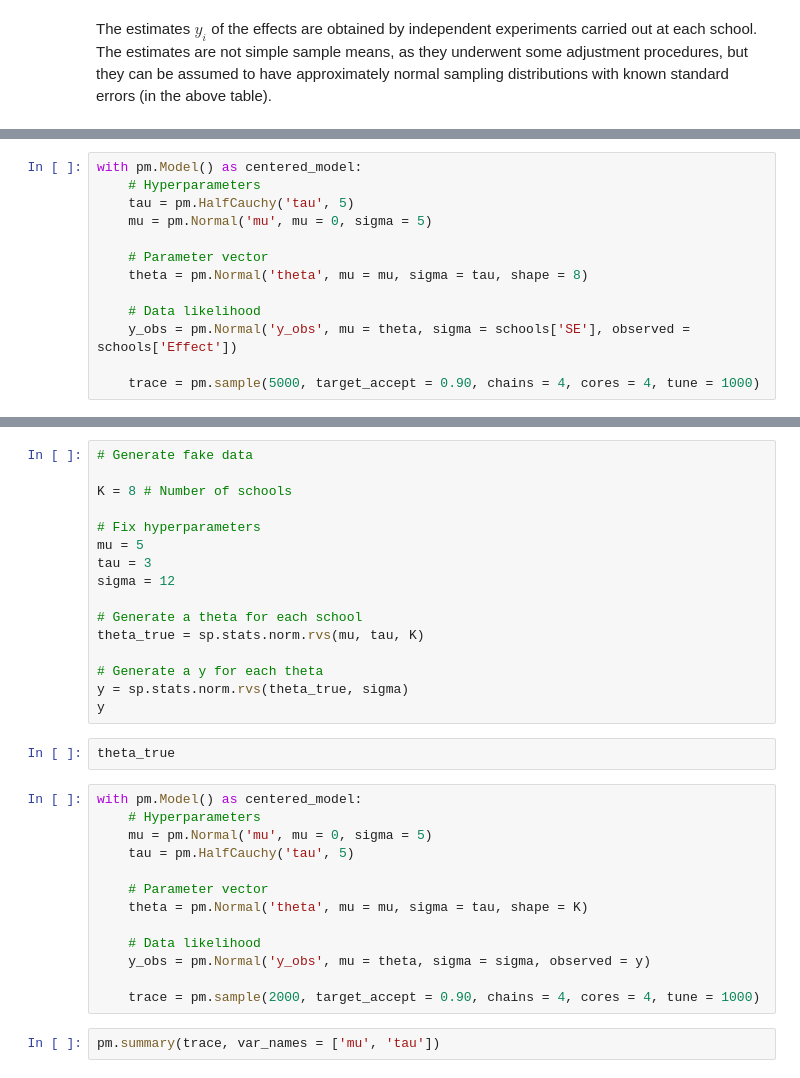
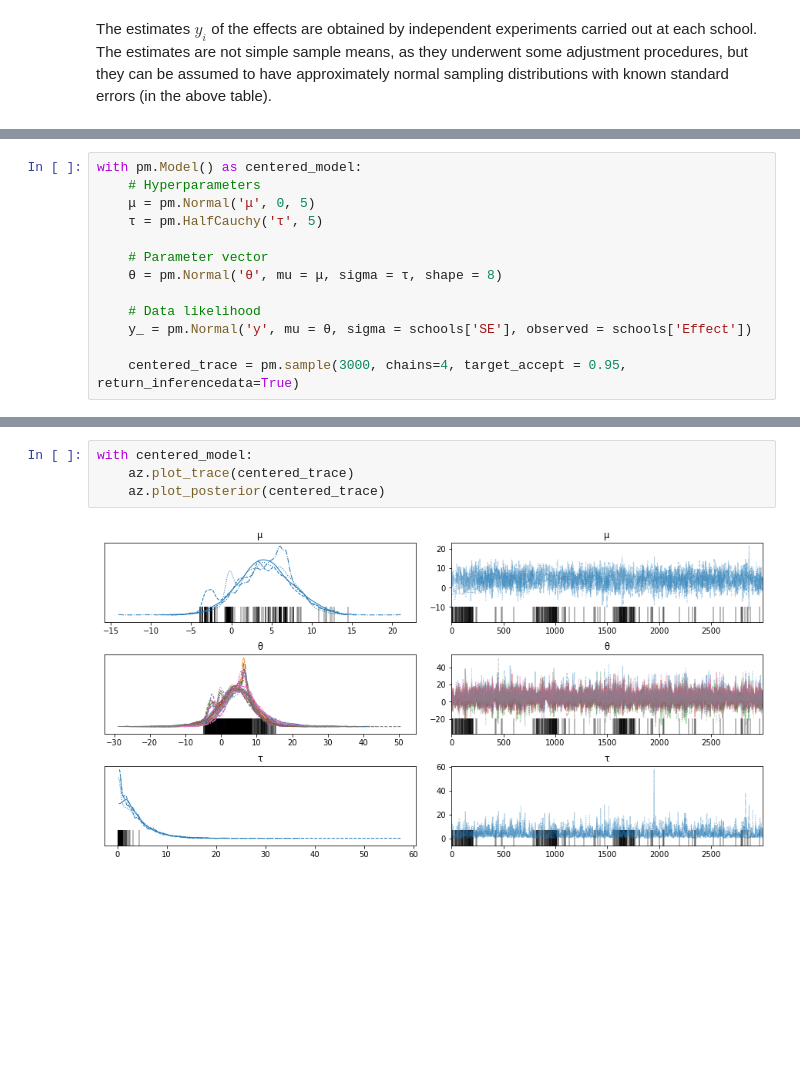
Before and after one commit to mpdylan/INFO510-public, a Jupyter notebook: notebooks/normal_models/eight_schools.ipynb, the cells around one changed output, grey strips where cells are left out. Cells and saved outputs as stored; diff of their text form; blank space fills up the shorter version.

```diff
--- a/notebooks/normal_models/eight_schools.ipynb
+++ b/notebooks/normal_models/eight_schools.ipynb
@@ -49,13 +50,13 @@ For convenience, we presume the sampling standard deviations of the $\bar y_i$ t
 # %%
 with pm.Model() as centered_model:
     # Hyperparameters
-    tau = pm.HalfCauchy('tau', 5)
-    mu = pm.Normal('mu', mu = 0, sigma = 5)
+    μ = pm.Normal('μ', 0, 5)
+    τ = pm.HalfCauchy('τ', 5)
 
     # Parameter vector
-    theta = pm.Normal('theta', mu = mu, sigma = tau, shape = 8)
+    θ = pm.Normal('θ', mu = μ, sigma = τ, shape = 8)
 
     # Data likelihood
-    y_obs = pm.Normal('y_obs', mu = theta, sigma = schools['SE'], observed = schools['Effect'])
+    y_ = pm.Normal('y', mu = θ, sigma = schools['SE'], observed = schools['Effect'])
 
-    trace = pm.sample(5000, target_accept = 0.90, chains = 4, cores = 4, tune = 1000)
+    centered_trace = pm.sample(3000, chains=4, target_accept = 0.95, return_inferencedata=True)
@@ -80,33 +77,6 @@ pairplot_divergence(trace)
-# %%
-# Generate fake data
-
-K = 8 # Number of schools
-
-# Fix hyperparameters
-mu = 5
-tau = 3
-sigma = 12
-
-# Generate a theta for each school
-theta_true = sp.stats.norm.rvs(mu, tau, K)
-
-# Generate a y for each theta
-y = sp.stats.norm.rvs(theta_true, sigma)
-y
-# %%
-theta_true
-# %%
-with pm.Model() as centered_model:
-    # Hyperparameters
-    mu = pm.Normal('mu', mu = 0, sigma = 5)
-    tau = pm.HalfCauchy('tau', 5)
-
-    # Parameter vector
-    theta = pm.Normal('theta', mu = mu, sigma = tau, shape = K)
-
-    # Data likelihood
-    y_obs = pm.Normal('y_obs', mu = theta, sigma = sigma, observed = y)
-
-    trace = pm.sample(2000, target_accept = 0.90, chains = 4, cores = 4, tune = 1000)
-# %%
-pm.summary(trace, var_names = ['mu', 'tau'])
+# %%
+with centered_model:
+    az.plot_trace(centered_trace)
+    az.plot_posterior(centered_trace)
+# %% [output]
+[figure, added]
```
Also changed, not shown: parts of 23 cells of this notebook, 3 other files.
